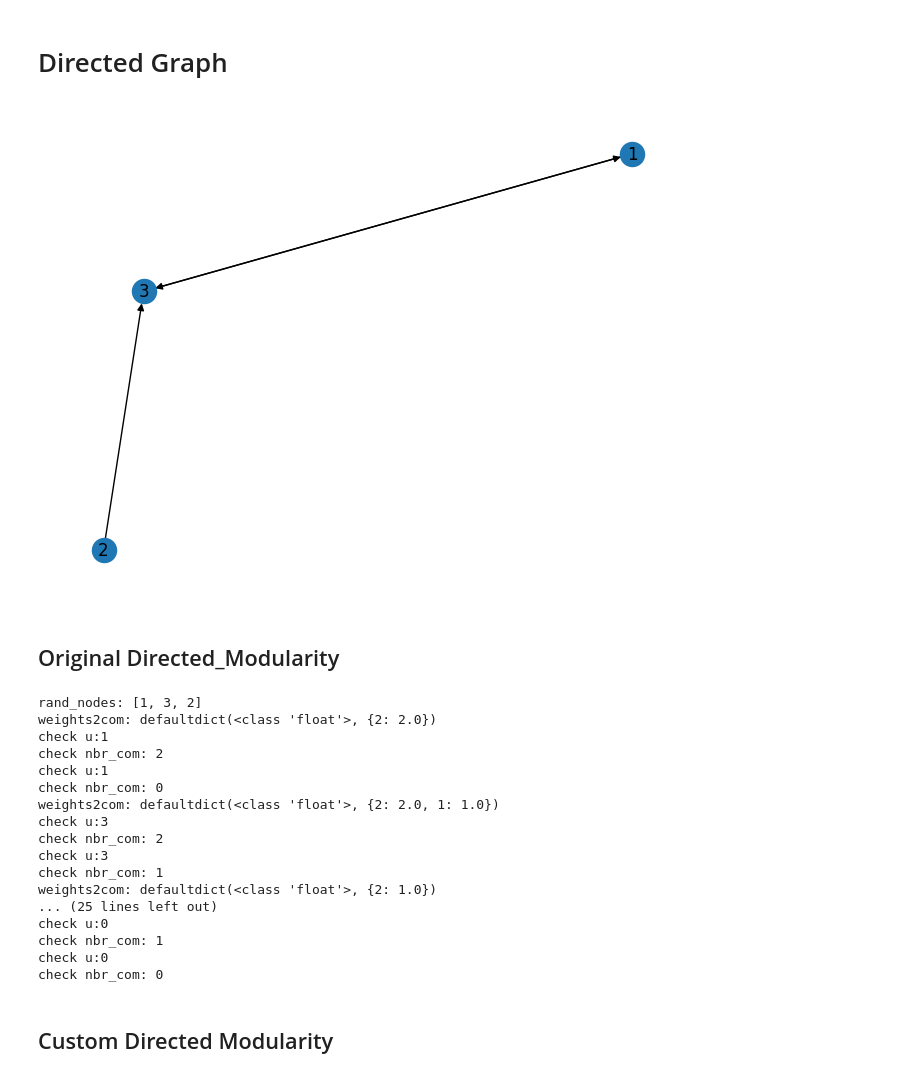
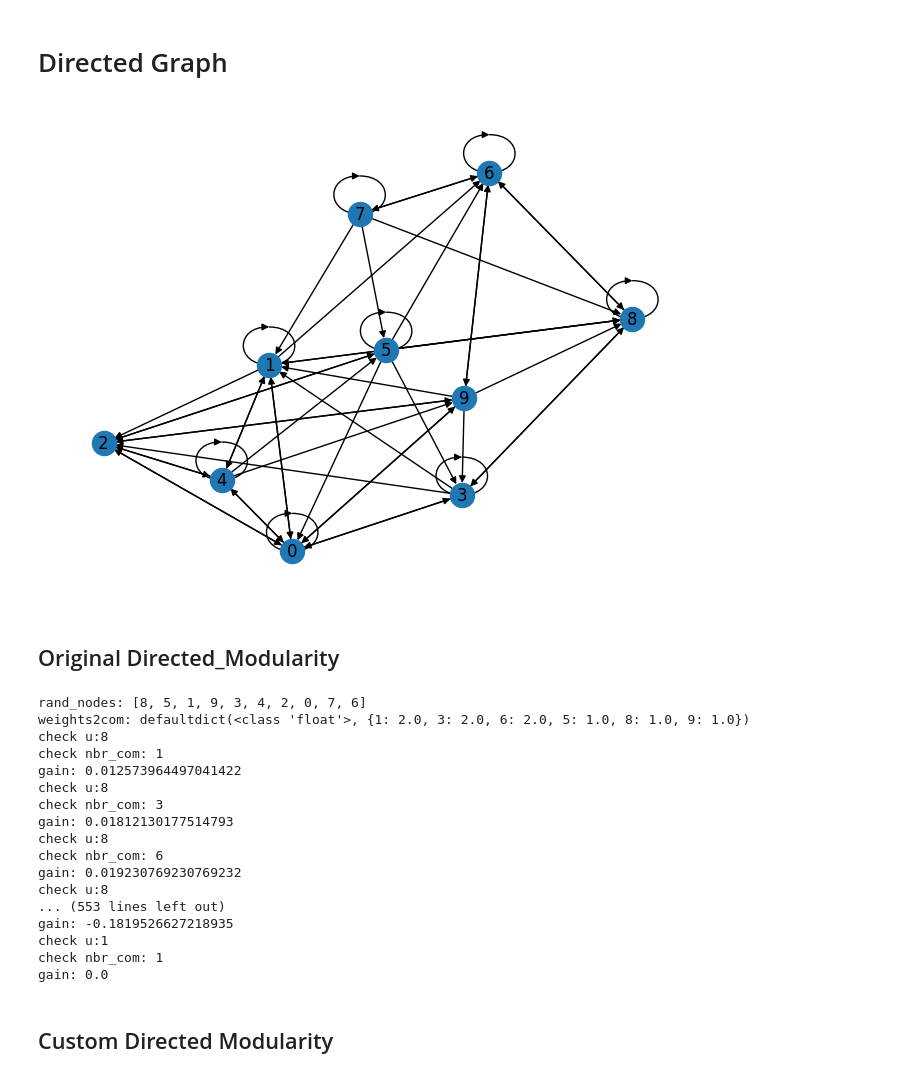
Before and after one commit to csmukherjee/MCPC_Clustering, a Jupyter notebook: Codes/Test.ipynb, the cells around one changed output. Drawn from its saved outputs; the diff is of its cells as text; code cells hidden in the pictures.

```diff
--- a/Codes/Test.ipynb
+++ b/Codes/Test.ipynb
@@ -54,29 +57,30 @@ UnboundLocalError: local variable 'Q_c' referenced before assignment
 # %%
 #Directed graph example
 
-n_s=100
+n_s=10
 val = np.random.uniform(low=0.0, high=1.0, size=(n_s, n_s))
 
 G = nx.DiGraph()
 
 for i in range(n_s):
     for j in range(n_s):
 
         if((i<n_s//2 and j <n_s//2) or (i>n_s//2 and j>n_s//2)):
             if(val[i][j]>0.3):
                 G.add_edge(i,j,weight=1)
         else:
             if(val[i][j]>0.7):
                 G.add_edge(i,j,weight=1)
 
 
 #G.add_edges_from([(1,2),(2,3),(3,1),(1,4),(4,1),(4,5),(5,4),(5,6),(6,3),(3,6),(6,2),(2,6),(4,7),(7,5),(7,4)])
+
 # G = nx.DiGraph()
 # G.add_nodes_from([1,2,3])
 # G.add_edges_from([(2,3),(1,3),(3,1)])#visualize
 nx.draw(G, with_labels=True)
 # %% [output]
-[figure, old version]
+[figure, new version]
 # %% [markdown]
 ## Original Directed_Modularity
 # %%
@@ -100,23 +104,23 @@ partition = nx_comm.louvain.louvain_partitions(G, seed=0)
 for i, s in enumerate(partition, start=1):
     print(f"Set {i}: {s}")
 # %% [output]
-rand_nodes: [1, 3, 2]
-weights2com: defaultdict(<class 'float'>, {2: 2.0})
+rand_nodes: [8, 5, 1, 9, 3, 4, 2, 0, 7, 6]
+weights2com: defaultdict(<class 'float'>, {1: 2.0, 3: 2.0, 6: 2.0, 5: 1.0, 8: 1.0, 9: 1.0})
+check u:8
+check nbr_com: 1
+gain: 0.012573964497041422
+check u:8
+check nbr_com: 3
+gain: 0.01812130177514793
+check u:8
+check nbr_com: 6
+gain: 0.019230769230769232
+check u:8
+... (553 lines left out)
+gain: -0.1819526627218935
 check u:1
-check nbr_com: 2
-check u:1
-check nbr_com: 0
-weights2com: defaultdict(<class 'float'>, {2: 2.0, 1: 1.0})
-check u:3
-check nbr_com: 2
-check u:3
 check nbr_com: 1
-weights2com: defaultdict(<class 'float'>, {2: 1.0})
-... (25 lines left out)
-check u:0
-check nbr_com: 1
-check u:0
-check nbr_com: 0
+gain: 0.0
 # %% [markdown]
 ## Custom Directed Modularity
 # %%
```
Also changed, not shown: parts of 2 cells of this notebook.
